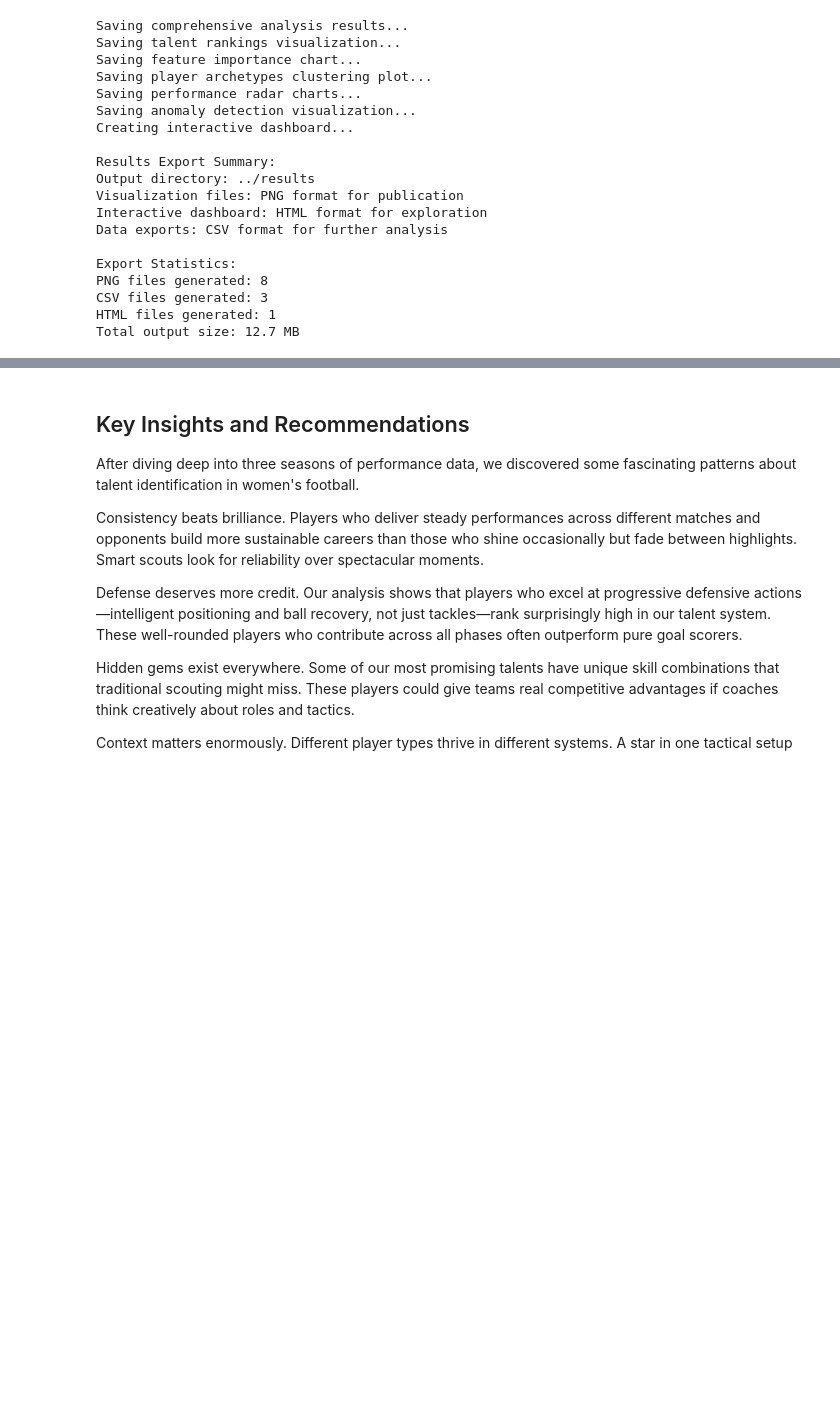
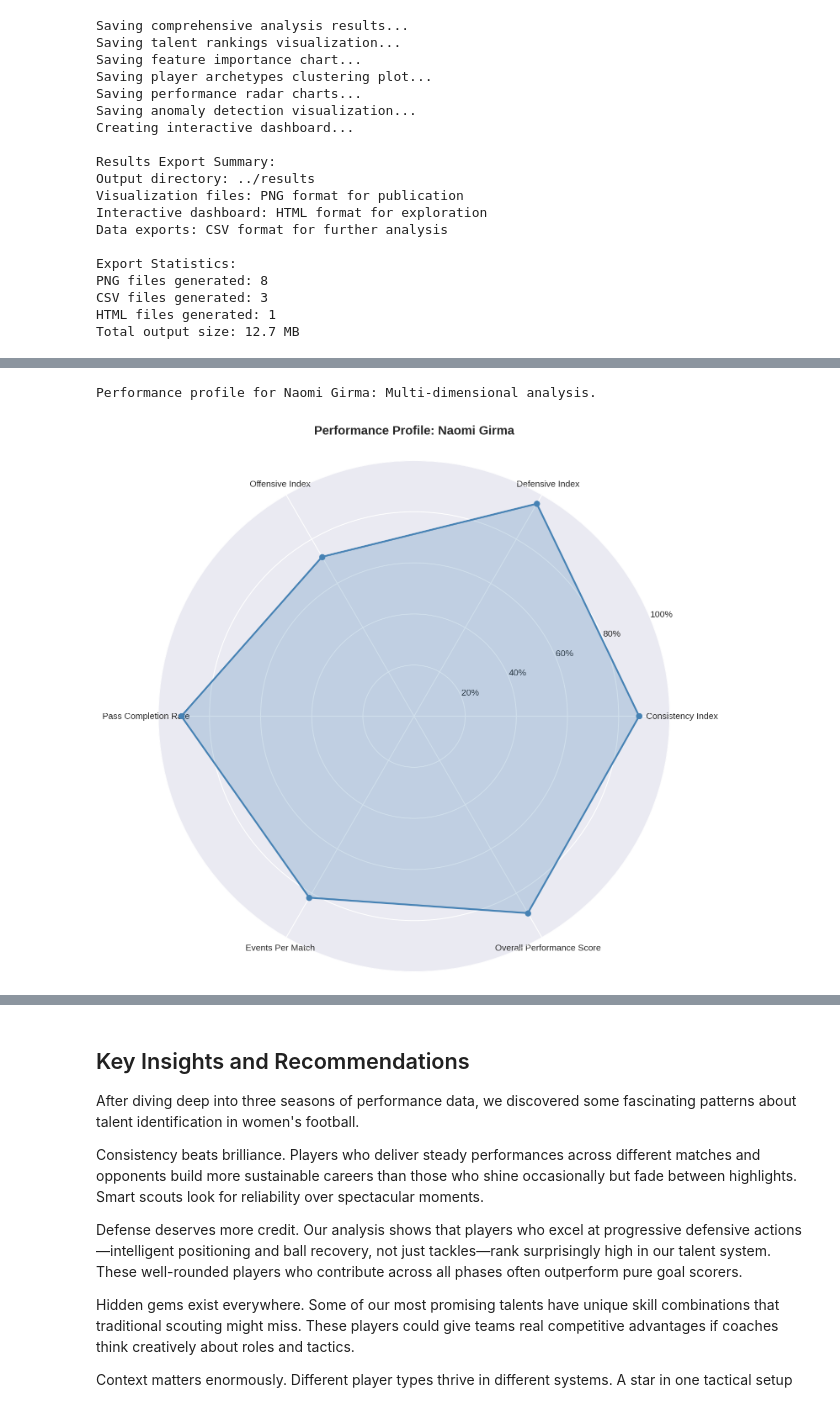
Before and after one commit to lqiu03/statsbomb_modeling, a Jupyter notebook: notebooks/talent_scouting_analysis.ipynb, the cells around one changed output, grey strips where cells are left out. Saved outputs shown, nothing was run; the diff lists cells and outputs as text; code cells hidden in the pictures; blank space fills up the shorter version.

```diff
--- a/notebooks/talent_scouting_analysis.ipynb
+++ b/notebooks/talent_scouting_analysis.ipynb
@@ -652,0 +564,15 @@ Average talent score: 0.917
+# %%
+# Create detailed performance profile for Naomi Girma
+player_name = "Naomi Girma"
+radar_metrics = ['offensive_index', 'defensive_index',
+                 'consistency_index', 'pass_completion_rate',
+                 'events_per_match', 'overall_performance_score']
+
+radar_fig = viz.plot_performance_radar(player_features, player_name,
+                                      radar_metrics)
+plt.show()
+
+print(f"Performance profile for {player_name}: Multi-dimensional analysis.")
+# %% [output]
+Performance profile for Naomi Girma: Multi-dimensional analysis.
+[figure, added]
```
Also changed, not shown: parts of 13 cells of this notebook, 1 other file.
